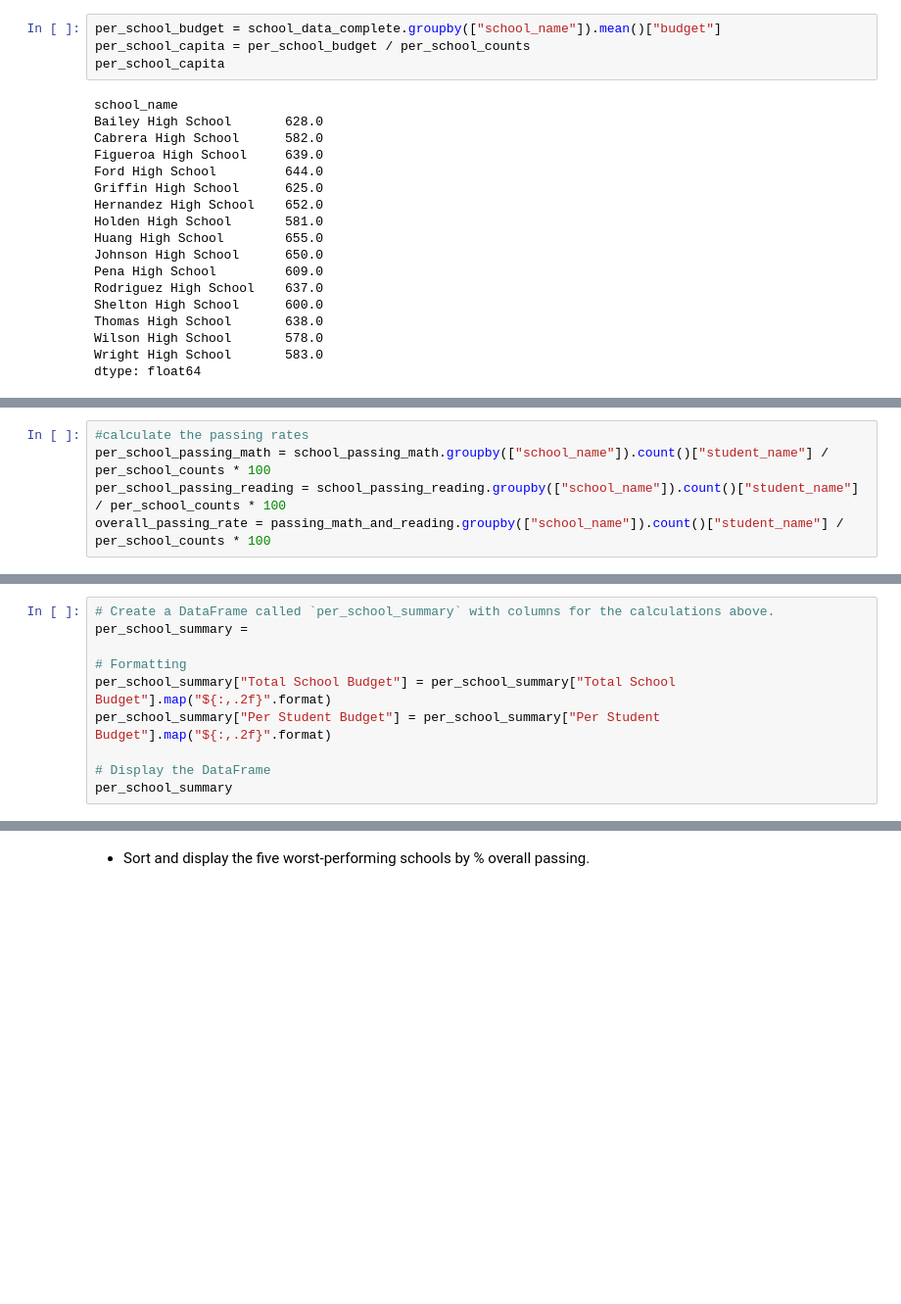
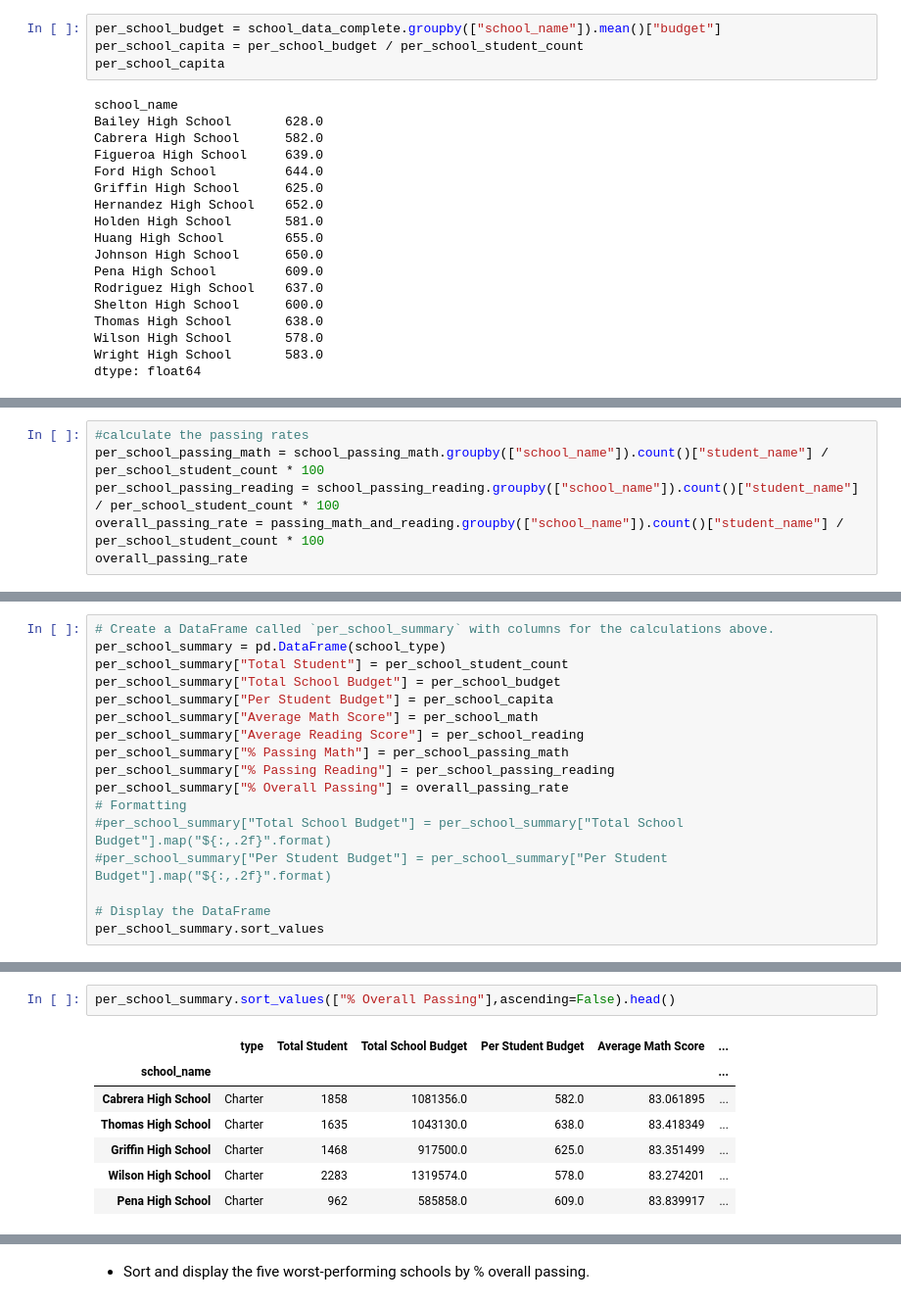
Before and after one commit to HBodden/pandas-challenge, a Jupyter notebook: PyCitySchools/PyCitySchools_Complete.ipynb, the cells around one changed output, grey strips where cells are left out. Shown at 98% size. Drawn from its saved outputs; the diff is of its cells as text; blank space fills up the shorter version.

```diff
--- a/PyCitySchools/PyCitySchools_Complete.ipynb
+++ b/PyCitySchools/PyCitySchools_Complete.ipynb
@@ -165,6 +191,6 @@ Name: size, dtype: int64
 # %%
 per_school_budget = school_data_complete.groupby(["school_name"]).mean()["budget"]
-per_school_capita = per_school_budget / per_school_counts
+per_school_capita = per_school_budget / per_school_student_count
 per_school_capita
 # %% [output]
 school_name
@@ -235,5 +276,6 @@ passing_math_and_reading = school_data_complete[(school_data_complete["reading_s
 # %%
 #calculate the passing rates
-per_school_passing_math = school_passing_math.groupby(["school_name"]).count()["student_name"] / per_school_counts * 100
-per_school_passing_reading = school_passing_reading.groupby(["school_name"]).count()["student_name"] / per_school_counts * 100
-overall_passing_rate = passing_math_and_reading.groupby(["school_name"]).count()["student_name"] / per_school_counts * 100
+per_school_passing_math = school_passing_math.groupby(["school_name"]).count()["student_name"] / per_school_student_count * 100
+per_school_passing_reading = school_passing_reading.groupby(["school_name"]).count()["student_name"] / per_school_student_count * 100
+overall_passing_rate = passing_math_and_reading.groupby(["school_name"]).count()["student_name"] / per_school_student_count * 100
+overall_passing_rate
@@ -240,10 +300,17 @@ overall_passing_rate = passing_math_and_reading.groupby(["school_name"]).count()
 # %%
 # Create a DataFrame called `per_school_summary` with columns for the calculations above.
-per_school_summary =
-
+per_school_summary = pd.DataFrame(school_type)
+per_school_summary["Total Student"] = per_school_student_count
+per_school_summary["Total School Budget"] = per_school_budget
+per_school_summary["Per Student Budget"] = per_school_capita
+per_school_summary["Average Math Score"] = per_school_math
+per_school_summary["Average Reading Score"] = per_school_reading
+per_school_summary["% Passing Math"] = per_school_passing_math
+per_school_summary["% Passing Reading"] = per_school_passing_reading
+per_school_summary["% Overall Passing"] = overall_passing_rate
 # Formatting
-per_school_summary["Total School Budget"] = per_school_summary["Total School Budget"].map("${:,.2f}".format)
-per_school_summary["Per Student Budget"] = per_school_summary["Per Student Budget"].map("${:,.2f}".format)
+#per_school_summary["Total School Budget"] = per_school_summary["Total School Budget"].map("${:,.2f}".format)
+#per_school_summary["Per Student Budget"] = per_school_summary["Per Student Budget"].map("${:,.2f}".format)
 
 # Display the DataFrame
-per_school_summary
+per_school_summary.sort_values
@@ -249,0 +335,10 @@ per_school_summary
+# %%
+per_school_summary.sort_values(["% Overall Passing"],ascending=False).head()
+# %% [output]
+|  | type | Total Student | Total School Budget | Per Student Budget | Average Math Score | ... |
+| school_name |  |  |  |  |  | ... |
+| Cabrera High School | Charter | 1858 | 1081356.0 | 582.0 | 83.061895 | ... |
+| Thomas High School | Charter | 1635 | 1043130.0 | 638.0 | 83.418349 | ... |
+| Griffin High School | Charter | 1468 | 917500.0 | 625.0 | 83.351499 | ... |
+| Wilson High School | Charter | 2283 | 1319574.0 | 578.0 | 83.274201 | ... |
+| Pena High School | Charter | 962 | 585858.0 | 609.0 | 83.839917 | ... |
```
Also changed, not shown: parts of 17 cells of this notebook.
